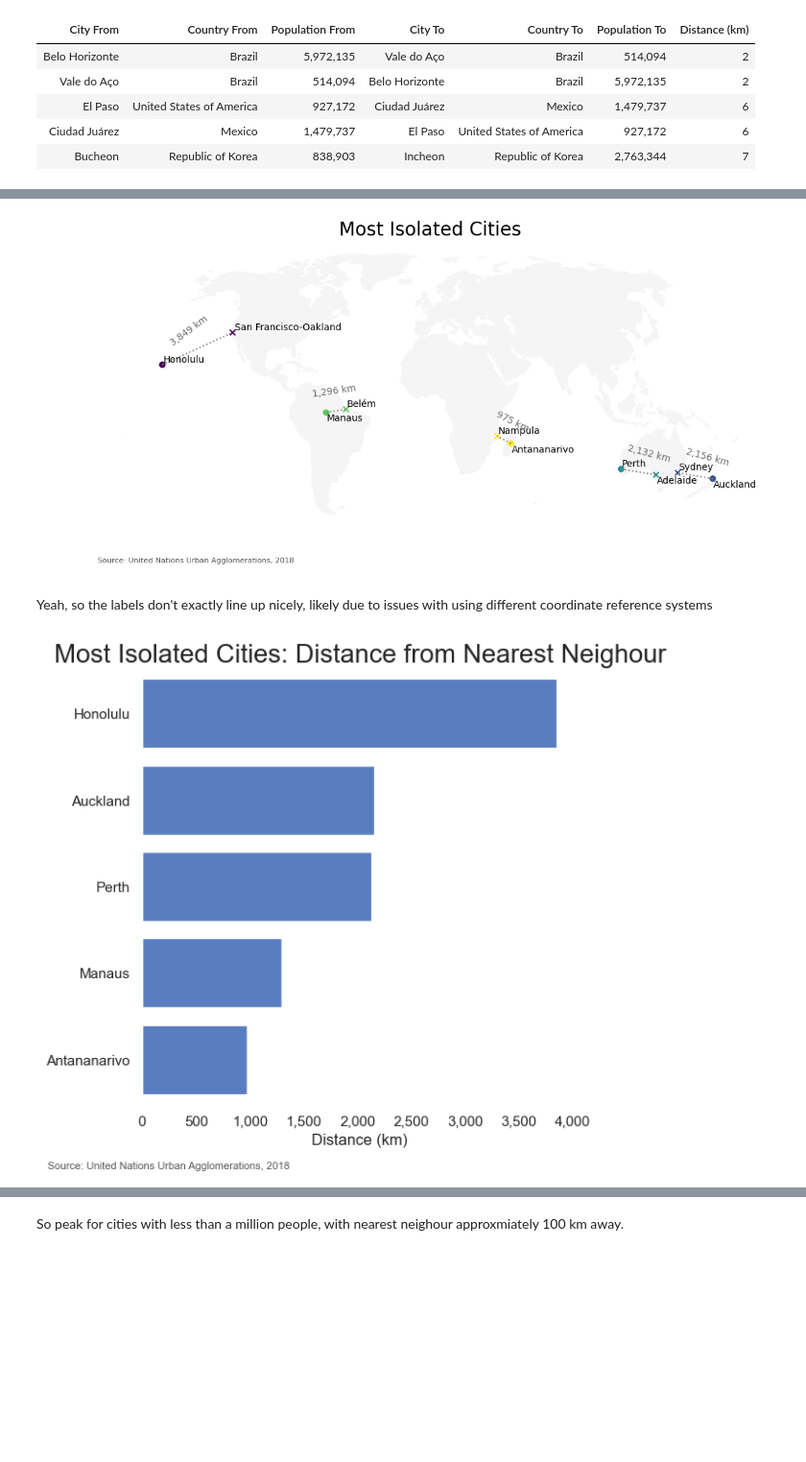
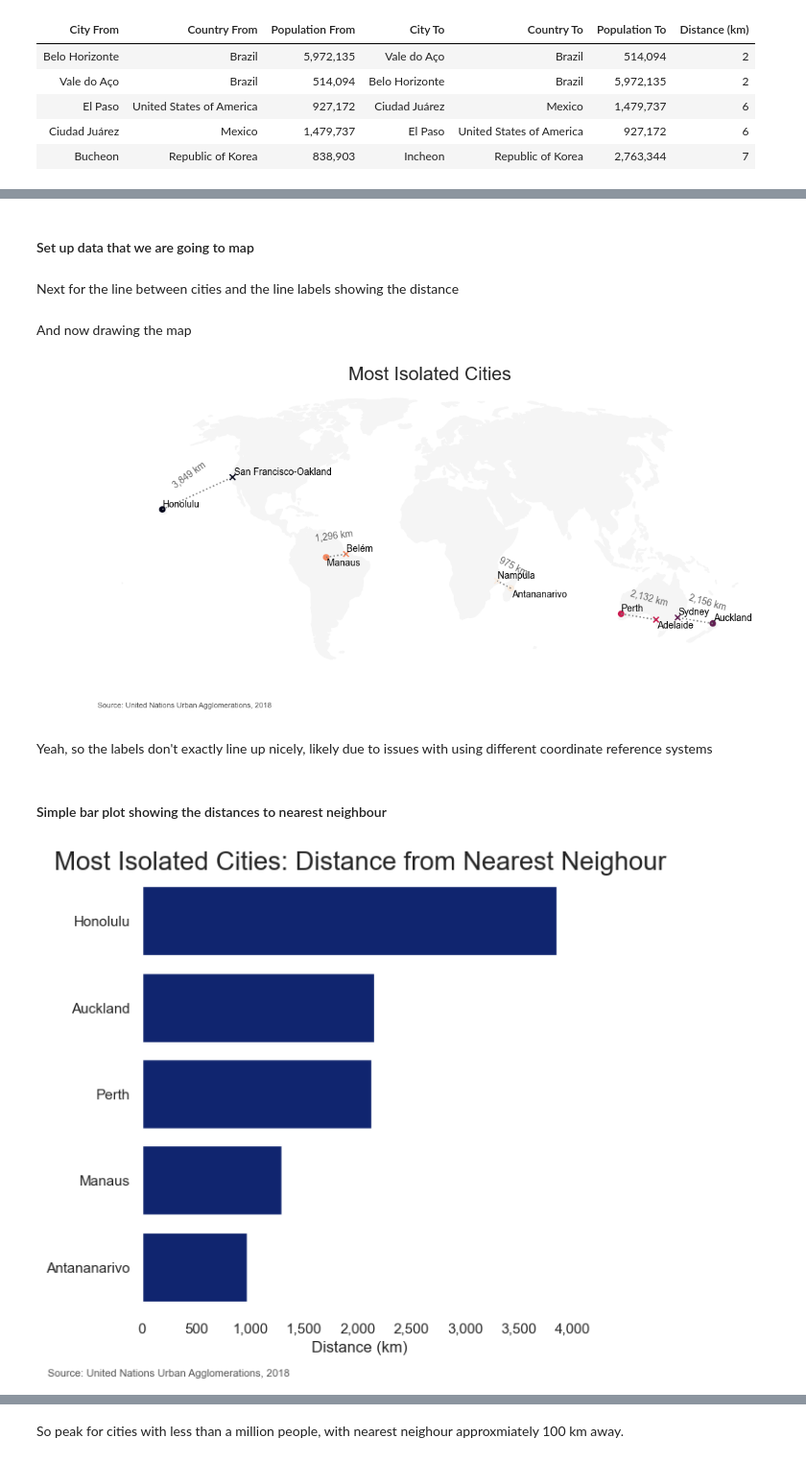
Before and after one commit to qwertytam/hermitcity, a Jupyter notebook: nb/cities.ipynb, the cells around one changed output, grey strips where cells are left out. Shown at 96% size. Saved outputs shown, nothing was run; the diff lists cells and outputs as text; code cells hidden in the pictures; blank space fills up the shorter version.

```diff
--- a/nb/cities.ipynb
+++ b/nb/cities.ipynb
@@ -155,0 +160,3 @@ The Largest Cities in the Data
+# %%
+import seaborn as sns
+sns.set_theme(style='white', palette='dark')
@@ -556,4 +634,6 @@ def label_posn(lat_fr, lon_fr, lat_to, lon_to, lbl_dist_km=1000, lbl_az=-90):
            'azi': l_12.azi1}
 
     return lbl
+# %% [markdown]
+#### Set up data that we are going to map
 # %%
@@ -584,4 +663,6 @@ for idx, row in simple_dist.sort_values('d_km', ascending=False)\
     sd_map = sd_map.fillna(idx)
 
 sd_map = sd_map.astype({'pair': np.int32})
+# %% [markdown]
+Next for the line between cities and the line labels showing the distance
 # %%
@@ -618,6 +698,8 @@ for i in range(sd_map['pair'].min(), sd_map['pair'].max() + 1):
     d1 = pd.DataFrame(lbl_p, columns=['lat', 'lon', 'azi'], index=[i])
     d1['lbl'] = dist_lbl
     dlbl_map = pd.concat([dlbl_map, d1])
+# %% [markdown]
+And now drawing the map
 # %%
 import adjustText as aT
 
@@ -692,38 +774,34 @@ _ = ax.annotate("Source: United Nations Urban Agglomerations, 2018",
             fontsize=8,
             color='#555555')
 # %% [output]
-[figure, old version]
+[figure, new version]
 # %% [markdown]
 Yeah, so the labels don't exactly line up nicely, likely due to issues with using different coordinate reference systems
+# %% [markdown]
+#### Simple bar plot showing the distances to nearest neighbour
 # %%
-from matplotlib import ticker
-
-sns.set_theme(style='white')
-
 plot_data = simple_dist.sort_values('d_km', ascending=False).head(map_n)
 
 fig, ax = plt.subplots(figsize=(6, 6))
-sns.set_color_codes('muted')
 sns.barplot(x='d_km',
             y='city_name_fr',
             data=plot_data,
             color='b')
 sns.despine(bottom=True, left=True)
 
 # Formatting the plot
 ax.set_title("Most Isolated Cities: Distance from Nearest Neighour",
              fontdict={'fontsize': '20', 'fontweight' : '3'})
 _ = ax.annotate("Source: United Nations Urban Agglomerations, 2018",
             xy=(0.02, .02),
             xycoords='figure fraction',
             horizontalalignment='left',
             verticalalignment='top',
             fontsize=8,
             color='#555555')
-
 ax.set(xlabel="Distance (km)",
        ylabel=None)
 ax.xaxis.set_major_formatter(
     ticker.FuncFormatter(lambda x, pos: f"{x:,.0f}"))
 # %% [output]
-[figure, old version]
+[figure, new version]
```
Also changed, not shown: parts of 20 cells of this notebook.
